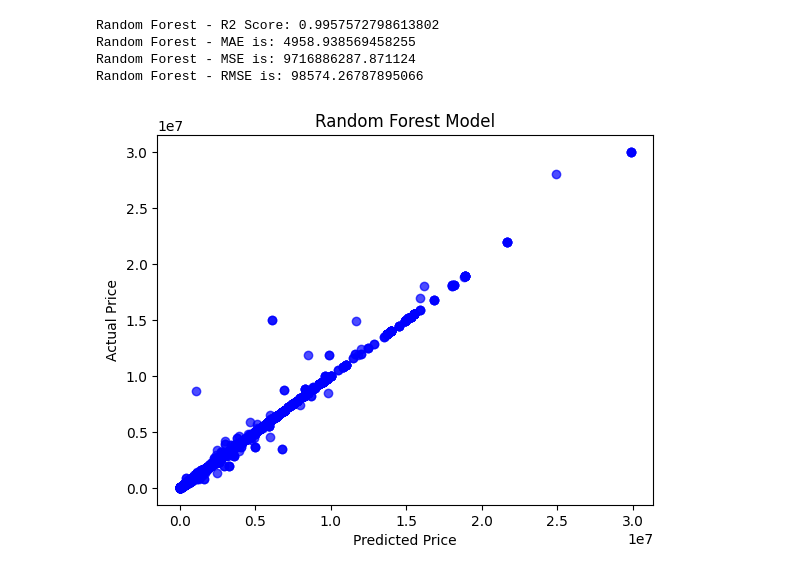
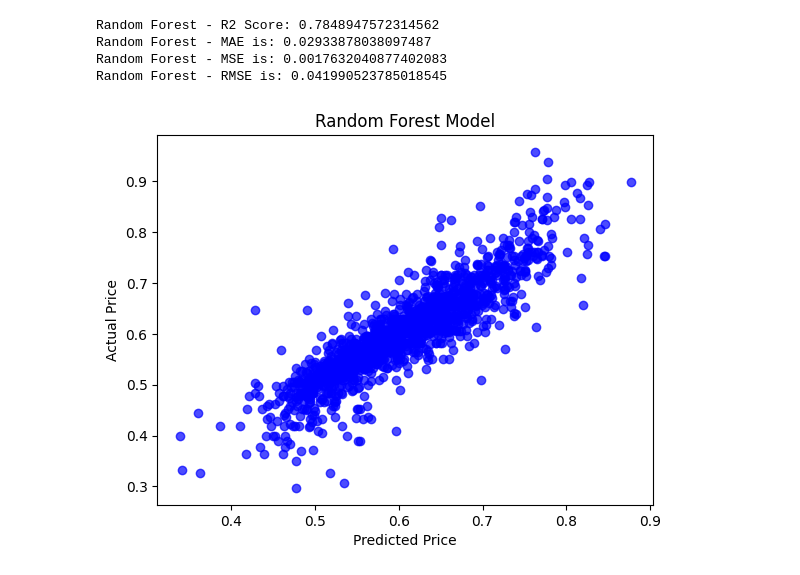
Before and after one commit to leoPuerto01/CS539-project, a Jupyter notebook: CS_539_Project.ipynb, the cells around one changed output. Drawn from its saved outputs; the diff is of its cells as text; code cells hidden in the pictures.

```diff
--- a/CS_539_Project.ipynb
+++ b/CS_539_Project.ipynb
@@ -2570,0 +2537,6 @@ df.to_csv('/content/drive/My Drive/ma_final_dataset.csv', index=False)
+# %%
+# Box-Cox transformation
+from scipy.special import boxcox1p
+from scipy.stats import boxcox_normmax
+for i in skewness.index.tolist():
+  data[i] = boxcox1p(data[i], boxcox_normmax(data[i] + 1))
@@ -2606,0 +2640,17 @@ y_data = df_encoded['price']
+# %%
+# Normalize data
+from sklearn.preprocessing import MinMaxScaler
+import numpy as np
+# Normalize columns in X_data, except 'zip_code' column
+columns_to_normalize = X_data.columns[X_data.columns != 'zip_code']
+zip_code_column = X_data['zip_code']
+
+scaler = MinMaxScaler()
+X_data[columns_to_normalize] = scaler.fit_transform(X_data[columns_to_normalize])
+X_data['zip_code'] = zip_code_column
+#Normalize y_data
+y_data = np.array(y_data)
+y_data = y_data.reshape(-1,1)
+y_data = scaler.fit_transform(y_data)
+print(X_data.shape)
+print(y_data)
@@ -2606,0 +2666,8 @@ y_data = df_encoded['price']
+# %%
+#Feiquan
+#Create dummy variables for the zip_code
+data_zip_dums=pd.get_dummies(X_data['zip_code'])
+data11=X_data.drop(["zip_code"],axis=1)
+X_data=pd.concat([data11,data_zip_dums],axis=1)
+print(X_data.shape)
+print(y_data)
@@ -2614,6 +2690,7 @@ reg = linear_model.LinearRegression()
 # Split the data into 67% training and 33% testing data
 # X = data.drop(['price'], axis = 1)
 # y = data['price']
+X_data.columns = X_data.columns.astype(str) #Feiquan-change the style
 X_train, X_test, y_train, y_test = train_test_split(X_data, y_data, test_size = 0.33, random_state = 42)
 # Train the model with our training data
 model = reg.fit(X_train, y_train)
@@ -2654,39 +2734,39 @@ from sklearn.ensemble import RandomForestRegressor
 # X = data.drop(['price'], axis = 1)
 # y = data['price']
 
 # kept it consistent as Lingji
 X_train, X_test, y_train, y_test = train_test_split(X_data, y_data, test_size=0.33, random_state=42)
 
 # Create a Random Forest regressor
 # n_estimators=100 means that the Random Forest will consist of 100 decision trees.
 # By setting random_state=42, I am ensuring that the random number generator is initialized with the same seed every time you run the code.
 # This helps in obtaining consistent results when you execute the Random Forest algorithm.
-random_forest = RandomForestRegressor(n_estimators=100, random_state=42)
+random_forest = RandomForestRegressor(n_estimators=300, random_state=42)
 
 # Train the Random Forest model
 random_forest.fit(X_train, y_train)
 
 # Make predictions on the testing set
 predictions = random_forest.predict(X_test)
 
 # Plotting Random forest model
 plt.scatter(predictions, y_test, alpha = 0.7, color = 'b') # alpha helps to show overlapping data
 plt.xlabel('Predicted Price')
 plt.ylabel('Actual Price')
 plt.title('Random Forest Model')
 
 # Evaluate the model using R2 score
 r2 = r2_score(y_test, predictions)
 print('Random Forest - R2 Score:', r2)
 print('Random Forest - MAE is:', mean_absolute_error(y_test, predictions))
 print('Random Forest - MSE is:', mean_squared_error(y_test, predictions))
 print('Random Forest - RMSE is:', sqrt(mean_squared_error(y_test, predictions)))
 # %% [output]
-Random Forest - R2 Score: 0.9957572798613802
-Random Forest - MAE is: 4958.938569458255
-Random Forest - MSE is: 9716886287.871124
-Random Forest - RMSE is: 98574.26787895066
+Random Forest - R2 Score: 0.7848947572314562
+Random Forest - MAE is: 0.02933878038097487
+Random Forest - MSE is: 0.0017632040877402083
+Random Forest - RMSE is: 0.041990523785018545
-[figure, old version]
+[figure, new version]
 # %%
 # Feiquan
 #XGBoost Regression
```
Also changed, not shown: parts of 31 cells of this notebook.
